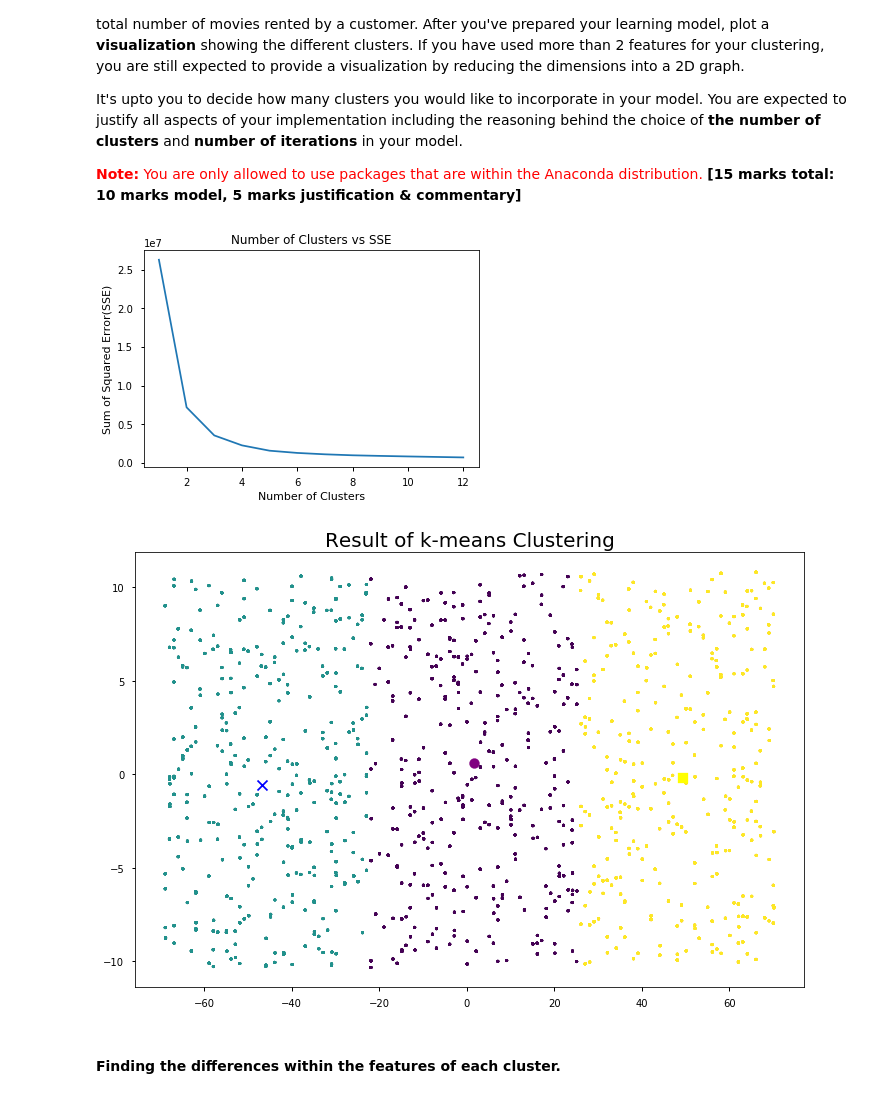
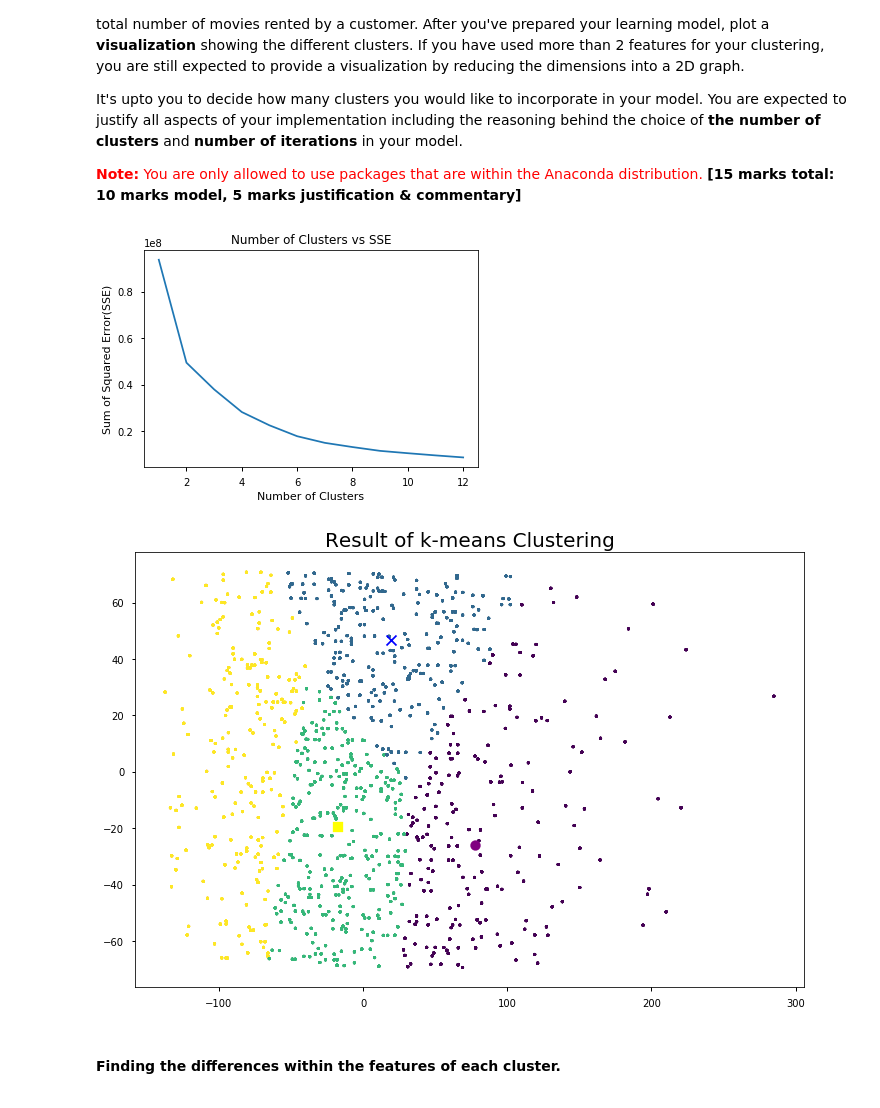
Before and after one commit to DannyFirmin/ML-KMeans-KNN-DecisionTrees, a Jupyter notebook: Assignment-2.ipynb, the cells around one changed output. Saved outputs shown, nothing was run; the diff lists cells and outputs as text; code cells hidden in the pictures.

```diff
--- a/Assignment-2.ipynb
+++ b/Assignment-2.ipynb
@@ -467,10 +521,10 @@ It's upto you to decide how many clusters you would like to incorporate in your
 # Change Category data "Rating" from String to Numeric
 df_elbow=df_cleaned
 df_elbow['rating'] = df_elbow['rating'].astype("category").cat.codes
-
+#    	actor_count
 # Principal Component Analysis - Dimensionality Reduction
 pca = PCA(n_components=2)
-df_X = df_elbow[['rental_duration', 'rental_rate', 'length', 'replacement_cost', 'rating', 'category_id']]
+df_X = df_elbow[['rental_duration', 'rental_rate', 'length', 'replacement_cost', "popularity_sum",'rating', 'category_id']]
 df_X = df_X.dropna()
 pca.fit(df_X)
 transform = pca.transform(df_X)
@@ -487,44 +541,44 @@ plt.xlabel("Number of Clusters")
 plt.ylabel("Sum of Squared Error(SSE)")
 plt.show()
 # %% [output]
-[figure, old version]
+[figure, new version]
 # %%
 # As shows from above, the optimal value of K is 3
-km = KMeans(n_clusters=3, max_iter=1)
+km = KMeans(n_clusters=4, max_iter=1)
 km.fit(transform)
 predicted_clusters = km.predict(transform)
 centers = km.cluster_centers_
 
 # Draw the centriod
 markers = ['o', 'x', 's']
 colors = ['purple', 'b', 'yellow']
 
 plt.figure(figsize=(12, 8))
 plt.scatter(transform[:, 0], transform[:, 1], c=predicted_clusters, s=7)
 for ind in range(len(markers)):
     plt.scatter(centers[ind, 0], centers[ind, 1], c=colors[ind], s=100, marker=markers[ind])
 plt.title('Result of k-means Clustering', fontsize=20)
 plt.show()
 
 df_X['cluster'] = predicted_clusters
 cluster0 = df_X[df_X['cluster'] == 0]
 cluster1 = df_X[df_X['cluster'] == 1]
 cluster2 = df_X[df_X['cluster'] == 2]
 
 
 df_cluster0_description=cluster0.describe()
 df_cluster1_description=cluster1.describe()
 df_cluster2_description=cluster2.describe()
 
 # # # https://stackoverflow.com/questions/19124601/pretty-print-an-entire-pandas-series-dataframe
 # with pd.option_context('display.max_rows', None, 'display.max_columns', None):
 #     display(df_cluster0_description)
 # with pd.option_context('display.max_rows', None, 'display.max_columns', None):
 #     display(df_cluster1_description)
 # with pd.option_context('display.max_rows', None, 'display.max_columns', None):
 #     display(df_cluster2_description)
 # %% [output]
-[figure, old version]
+[figure, new version]
 # %% [markdown]
 ####   Finding the differences within the features of each cluster.
 <a id='category_id'></a>
```
Also changed, not shown: parts of 10 cells of this notebook, 2 other files.
